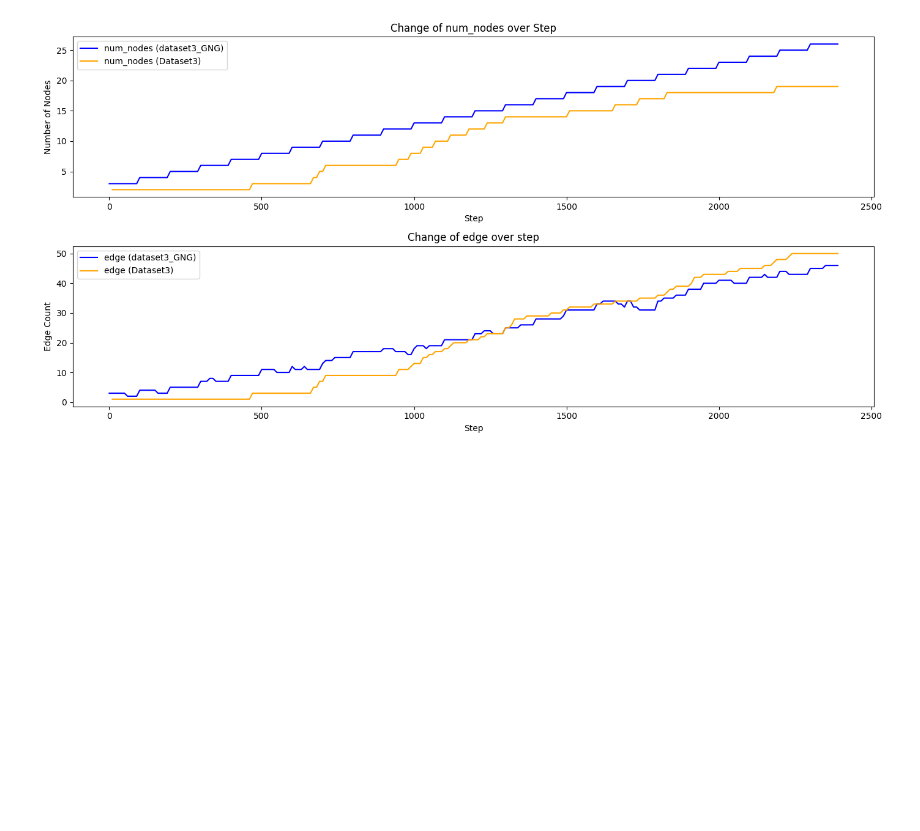
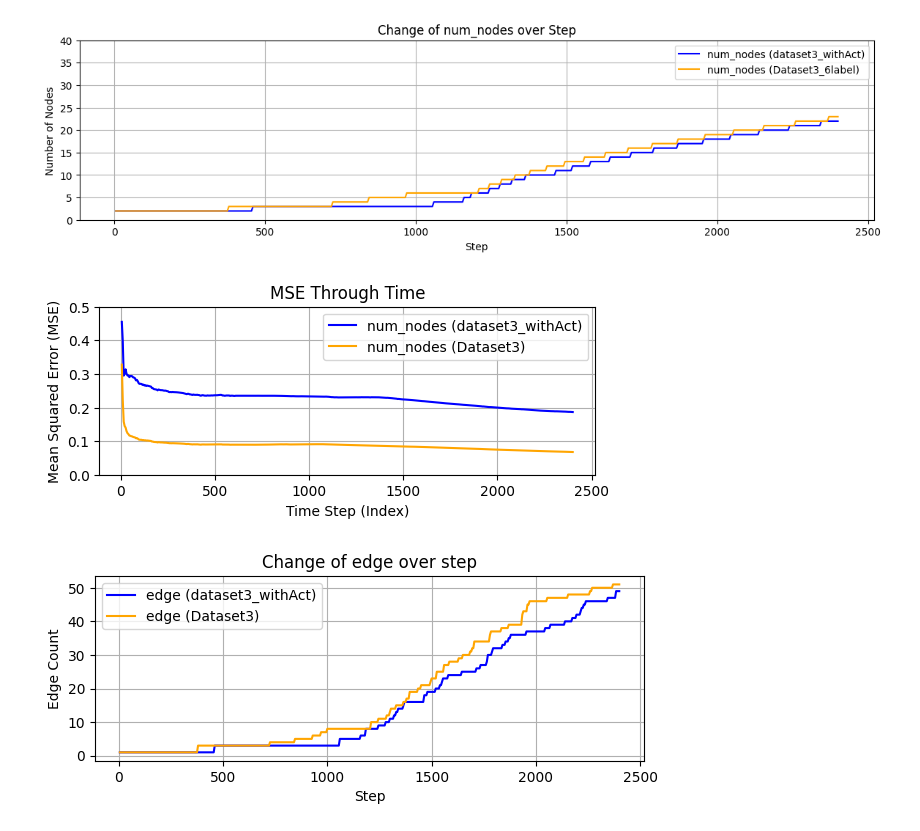
Before and after one commit to ductan2003/Coronary_Heart_Disease_Detection, a Jupyter notebook: LLCS/Final Visualize.ipynb, the cells around one changed output. Drawn from its saved outputs; the diff is of its cells as text; code cells hidden in the pictures; blank space fills up the shorter version.

```diff
--- a/LLCS/Final Visualize.ipynb
+++ b/LLCS/Final Visualize.ipynb
@@ -1,9 +1,10 @@
 # %%
 import json
 import matplotlib.pyplot as plt
+import numpy as np
 
 # Load the JSON data
-with open('./dataset3_GNG_2.json') as f1, open('./Dataset3_1730574579.772365.json') as f2:
+with open('./Dataset3_1730658594.76685.json') as f1, open('./Dataset3_1730658931.958479.json') as f2:
     data1 = json.load(f1)
     data2 = json.load(f2)
 
@@ -11,37 +12,57 @@ with open('./dataset3_GNG_2.json') as f1, open('./Dataset3_1730574579.772365.jso
 indexes1 = [entry['index'] for entry in data1]
 num_nodes1 = [entry['num_nodes'] for entry in data1]
 edges1 = [entry['edge'] for entry in data1]
+mse_values1 = [entry["mse"] for entry in data1]
+
 
 indexes2 = [entry['index'] for entry in data2]
 num_nodes2 = [entry['num_nodes'] for entry in data2]
 edges2 = [entry['edge'] for entry in data2]
+mse_values2 = [entry["mse"] for entry in data2]
+
 
 # Plotting
 plt.figure(figsize=(14, 7))
 
 # Plot for num_nodes
 plt.subplot(2, 1, 1)
-plt.plot(indexes1, num_nodes1, label="num_nodes (dataset3_GNG)", color='blue')
-plt.plot(indexes2, num_nodes2, label="num_nodes (Dataset3)", color='orange')
+plt.plot(indexes1, num_nodes1, label="num_nodes (dataset3_withAct)", color='blue')
+plt.plot(indexes2, num_nodes2, label="num_nodes (Dataset3_6label)", color='orange')
 # plt.xlim(0, 3000)
-# plt.ylim(0, 40)
+plt.ylim(0, 40)
 plt.xlabel("Step")
 plt.ylabel("Number of Nodes")
 plt.title("Change of num_nodes over Step")
 plt.legend()
+plt.grid(True)
+plt.show()
+
+plt.subplot(2, 1, 1)
+plt.plot(indexes1, mse_values1, label="num_nodes (dataset3_withAct)", color='blue')
+plt.plot(indexes2, mse_values2, label="num_nodes (Dataset3)", color='orange')
+plt.ylim(0, 0.5)
+plt.xlabel("Time Step (Index)")
+plt.ylabel("Mean Squared Error (MSE)")
+plt.title("MSE Through Time")
+plt.grid(True)
+plt.legend()
+plt.show()
+
 
 # Plot for edge
 plt.subplot(2, 1, 2)
-plt.plot(indexes1, edges1, label="edge (dataset3_GNG)", color='blue')
+plt.plot(indexes1, edges1, label="edge (dataset3_withAct)", color='blue')
 plt.plot(indexes2, edges2, label="edge (Dataset3)", color='orange')
 # plt.xlim(0, 3000)
 # plt.ylim(0, 70)
 plt.xlabel("Step")
 plt.ylabel("Edge Count")
 plt.title("Change of edge over step")
 plt.legend()
-
+plt.grid(True)
 plt.tight_layout()
 plt.show()
 # %% [output]
-[figure, old version]
+[figure, new version]
+[figure, added]
+[figure, added]
```
Also changed, not shown: 6 other files.
